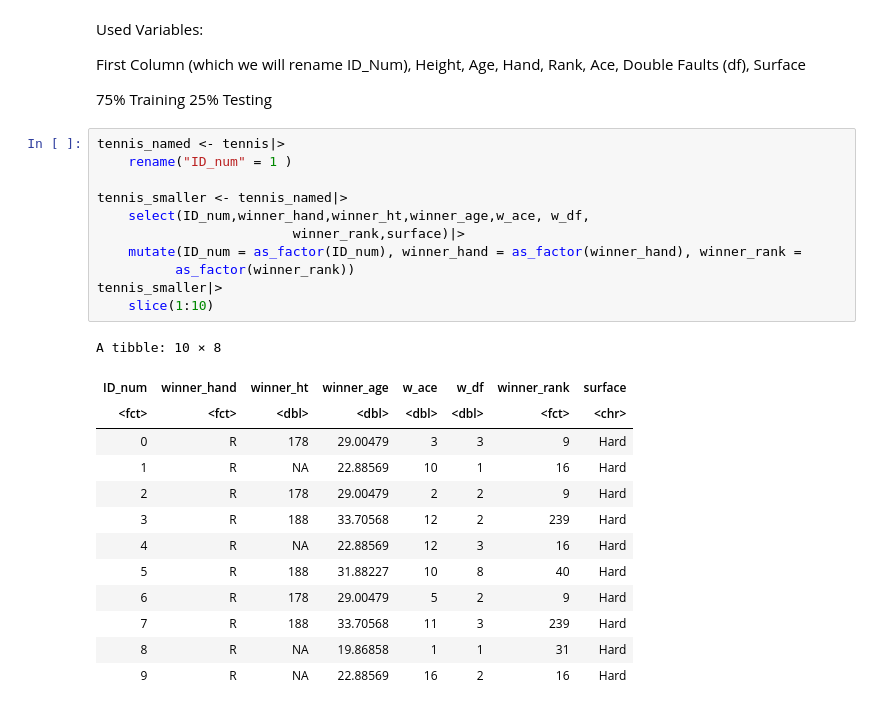
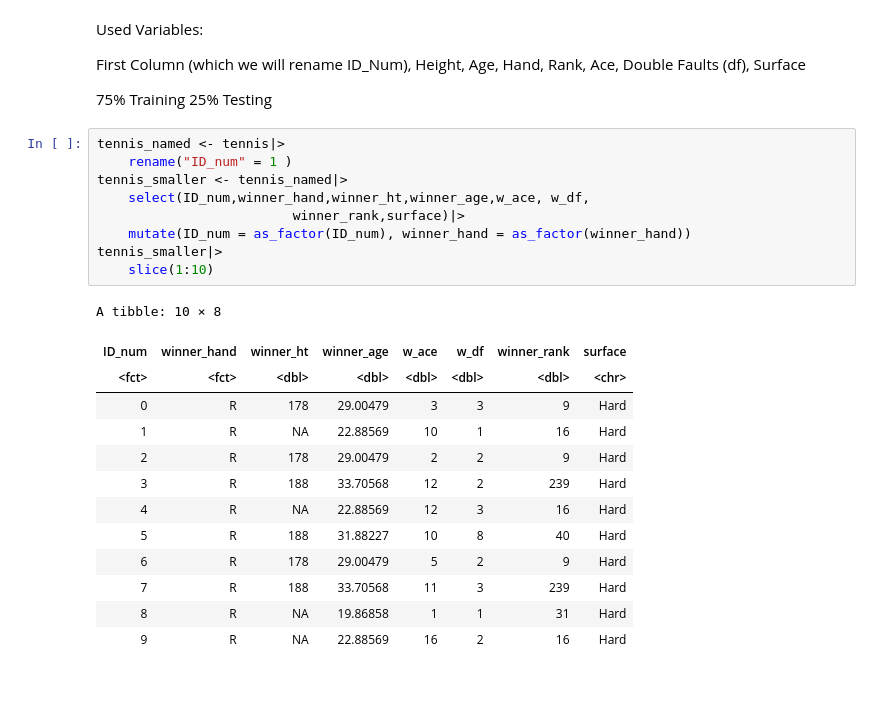
Before and after one commit to KatieSwan/DSCI100_GroupProject, a Jupyter notebook: Project_Proposal.ipynb, the cells around one changed output. Saved outputs shown, nothing was run; the diff lists cells and outputs as text.

```diff
--- a/Project_Proposal.ipynb
+++ b/Project_Proposal.ipynb
@@ -52,18 +52,16 @@ Surface
 # %%
 tennis_named <- tennis|>
     rename("ID_num" = 1 )
-
 tennis_smaller <- tennis_named|>
     select(ID_num,winner_hand,winner_ht,winner_age,w_ace, w_df,
                          winner_rank,surface)|>
-    mutate(ID_num = as_factor(ID_num), winner_hand = as_factor(winner_hand), winner_rank =
-          as_factor(winner_rank))
+    mutate(ID_num = as_factor(ID_num), winner_hand = as_factor(winner_hand))
 tennis_smaller|>
     slice(1:10)
 # %% [output]
 A tibble: 10 × 8
 | ID_num | winner_hand | winner_ht | winner_age | w_ace | w_df | winner_rank | surface |
-| <fct> | <fct> | <dbl> | <dbl> | <dbl> | <dbl> | <fct> | <chr> |
+| <fct> | <fct> | <dbl> | <dbl> | <dbl> | <dbl> | <dbl> | <chr> |
 | 0 | R | 178 | 29.00479 | 3 | 3 | 9 | Hard |
 | 1 | R | NA | 22.88569 | 10 | 1 | 16 | Hard |
 | 2 | R | 178 | 29.00479 | 2 | 2 | 9 | Hard |
```
Also changed, not shown: parts of 5 cells of this notebook.
